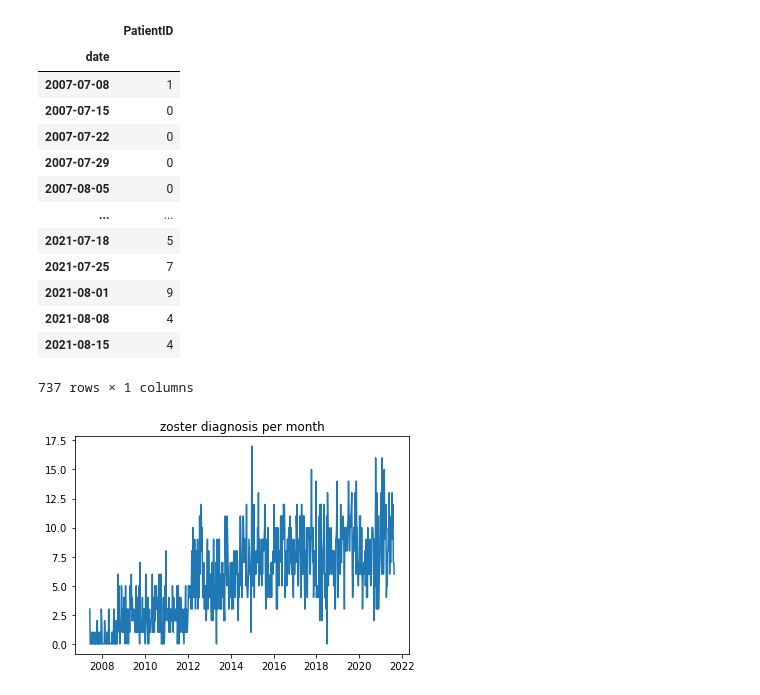
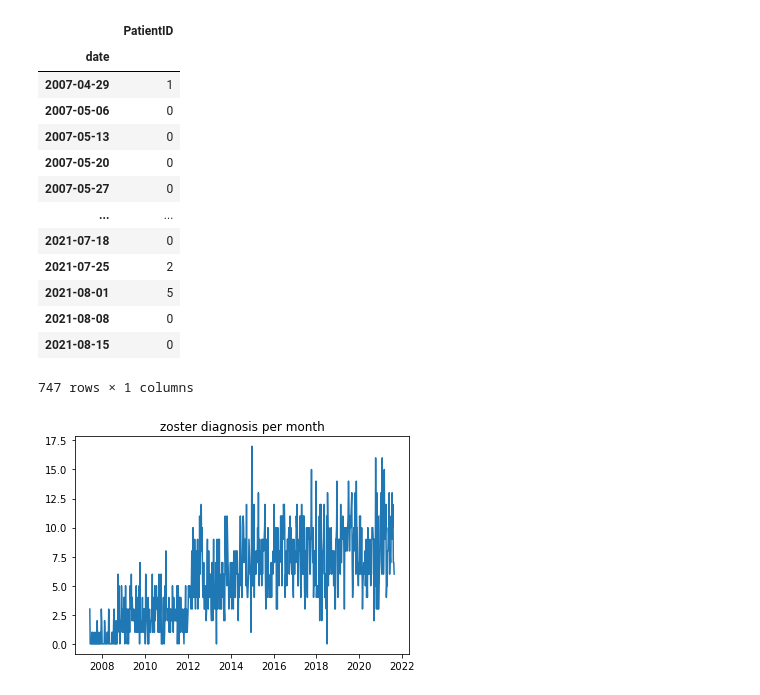
Before and after one commit to zhsegal/backup, a Jupyter notebook: vaccines/vaccines_weeks.ipynb, the cells around one changed output. Cells and saved outputs as stored; diff of their text form; code cells hidden in the pictures.

```diff
--- a/vaccines/vaccines_weeks.ipynb
+++ b/vaccines/vaccines_weeks.ipynb
@@ -83,23 +88,23 @@ BP_counts.loc[BP_counts.index=='2021-05-09']=0
 onycho_counts=onycho[['PatientID','date']].groupby(pd.Grouper(key='date', freq='1W')).count()
 # onycho_counts = onycho_counts[:-1]
 # onycho_counts=rem_cut(onycho_counts,cut)
-# %%
-atopic_counts
-# %% [output]
-|  | PatientID |
-| date |  |
-| 2007-07-08 | 1 |
-| 2007-07-15 | 0 |
-| 2007-07-22 | 0 |
-| 2007-07-29 | 0 |
-| 2007-08-05 | 0 |
-| ... | ... |
-| 2021-07-18 | 5 |
-| 2021-07-25 | 7 |
-| 2021-08-01 | 9 |
-| 2021-08-08 | 4 |
-| 2021-08-15 | 4 |
-737 rows × 1 columns
+# %%
+BP_counts
+# %% [output]
+|  | PatientID |
+| date |  |
+| 2007-04-29 | 1 |
+| 2007-05-06 | 0 |
+| 2007-05-13 | 0 |
+| 2007-05-20 | 0 |
+| 2007-05-27 | 0 |
+| ... | ... |
+| 2021-07-18 | 0 |
+| 2021-07-25 | 2 |
+| 2021-08-01 | 5 |
+| 2021-08-08 | 0 |
+| 2021-08-15 | 0 |
+747 rows × 1 columns
 # %%
 plt.plot(zoster_counts.index,zoster_counts.PatientID)
 plt.title('zoster diagnosis per month')
```
Also changed, not shown: parts of 20 cells of this notebook, 2 other files.
